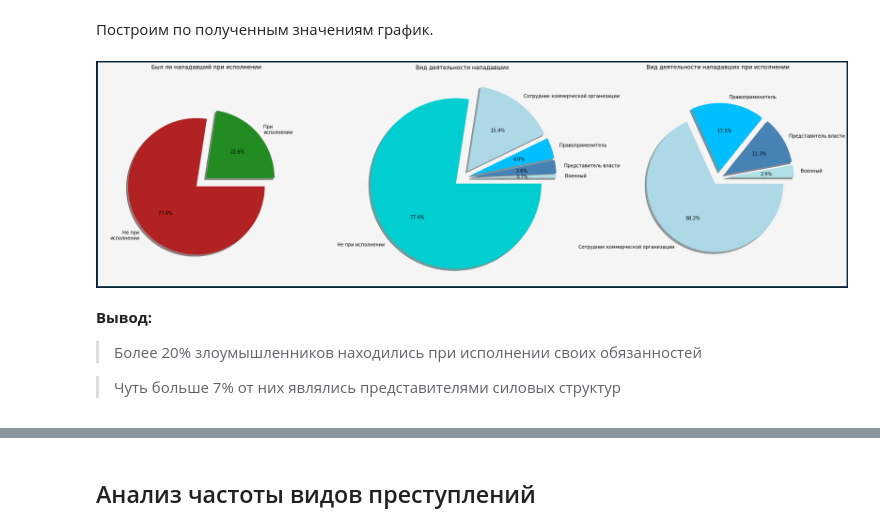
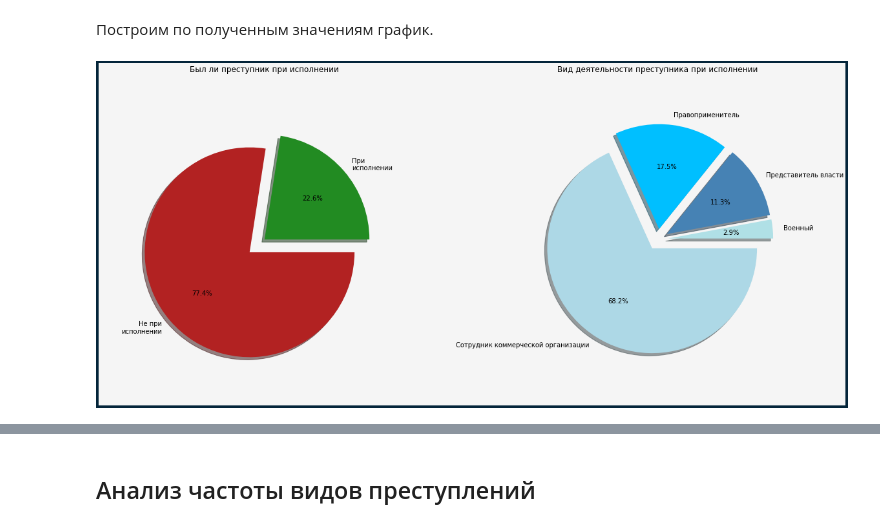
Before and after one commit to litosha/sirius, a Jupyter notebook: Анализ.ipynb, the cells around one changed output, grey strips where cells are left out. Saved outputs shown, nothing was run; the diff lists cells and outputs as text; code cells hidden in the pictures.

```diff
--- a/Анализ.ipynb
+++ b/Анализ.ipynb
@@ -450,0 +505,14 @@ print("При исполнении    - {:.3f}%\nНе при исполнени
+# %%
+sum_type_duty = offender_on_duty[offender_on_duty != "Не при исполнении"]\
+                                            .value_counts(1).sort_values()
+
+sum_on_duty = [sum(offender_on_duty_group[:4]), offender_on_duty_group[4]]
+
+print("Был ли преступник при исполнении?:")
+print("При исполнении    - {:.3f}%\nНе при исполнении - {:.3f}%\n" \
+      .format(sum_on_duty[0] * 100, sum_on_duty[1] * 100))
+
+print("Соотношение видов занятости среди нападавших при исполнении:")
+for i in range(len(sum_type_duty)):
+  print("{:<35} - {:.3f}%".format(sum_type_duty.index[i],
+                                  sum_type_duty[i] * 100))
@@ -452,42 +530,27 @@ print("При исполнении    - {:.3f}%\nНе при исполнени
 Построим по полученным значениям график.
 # %%
 # Красивые графики
-plt.figure(figsize=(28, 16), linewidth=8, edgecolor="#04253a") \
+plt.figure(figsize=(20, 12), linewidth=8, edgecolor="#04253a") \
 .set_facecolor(digclr)
 
-ax = plt.subplot(1, 3, 1)
-ax.set_title("Был ли нападавший при исполнении")
+ax = plt.subplot(1, 2, 1)
+ax.set_title("Был ли преступник при исполнении")
 ax.grid(which='major', color = 'gray', axis='y', linestyle=':')
+
 ax.pie(sum_on_duty,
        labels=["При\nисполнении", "Не при\nисполнении"], radius=0.8,
        colors=('forestgreen', 'firebrick'), explode=(0, 0.15),
         shadow=True, autopct='%1.1f%%')
 
-ax = plt.subplot(1, 3, 2)
-ax.set_title("Вид деятельности нападавших")
+ax = plt.subplot(1, 2, 2)
+ax.set_title("Вид деятельности преступника при исполнении")
 ax.grid(which='major', color = 'gray', axis='y', linestyle=':')
 
-ax.pie(offender_on_duty_group, labels=offender_on_duty_group.index,
-       radius=1, colors=colors,
-       explode=(0.1, 0.1, 0.1, 0.1, 0.1),
-       shadow=True, autopct='%1.1f%%')
-
-ax = plt.subplot(1, 3, 3)
-ax.set_title("Вид деятельности нападавших при исполнении ")
-ax.grid(which='major', color = 'gray', axis='y', linestyle=':')
-
-ax.pie(offender_if_on_duty, labels=offender_if_on_duty.index,
+ax.pie(sum_type_duty, labels=sum_type_duty.index,
        radius=0.8, colors=colors,
        explode=(0.08, 0.08, 0.08, 0.08),
        shadow=True, autopct='%1.1f%%')
 
-
-
 plt.show()
 # %% [output]
-[figure, old version]
+[figure, new version]
-# %% [markdown]
-**Вывод:**
-> Более 20% злоумышленников находились при исполнении своих обязанностей
-
-> Чуть больше 7% от них являлись представителями силовых структур
```
Also changed, not shown: parts of 59 cells of this notebook.
